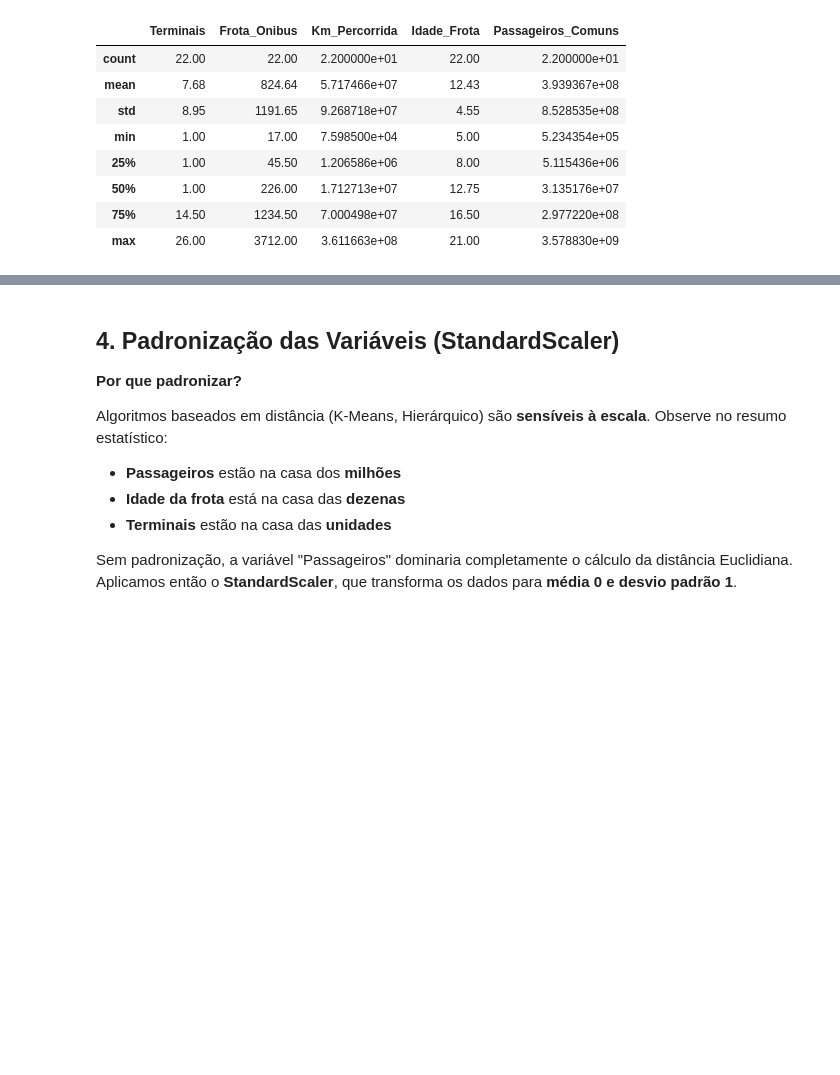
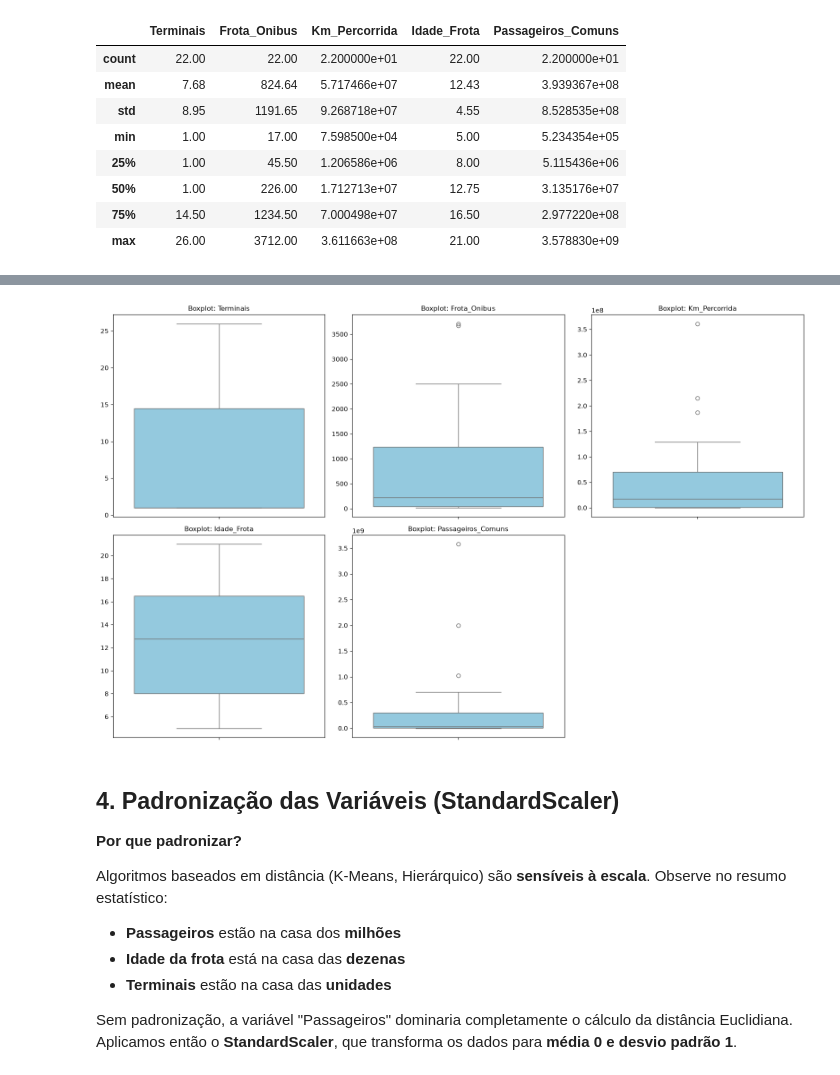
Before and after one commit to felipealvesdev/modelos_descritivos_projeto_final, a Jupyter notebook: notebooks/01_analise_mobilidade.ipynb, the cells around one changed output, grey strips where cells are left out. Drawn from its saved outputs; the diff is of its cells as text; code cells hidden in the pictures; blank space fills up the shorter version.

```diff
--- a/notebooks/01_analise_mobilidade.ipynb
+++ b/notebooks/01_analise_mobilidade.ipynb
@@ -123,3 +127,19 @@ display(df_cluster[variaveis_interesse].describe().round(2))
+# %%
+# 3.5.1 - Boxplots para identificar distribuição e outliers
+fig, axes = plt.subplots(2, 3, figsize=(16, 10))
+axes = axes.flatten()
+
+for i, col in enumerate(variaveis_interesse):
+    sns.boxplot(y=df_cluster[col], ax=axes[i], color='skyblue')
+    axes[i].set_title(f'Boxplot: {col}', fontsize=11)
+    axes[i].set_ylabel('')
+
+# Remove o subplot vazio
+fig.delaxes(axes[5])
+plt.tight_layout()
+plt.show()
+# %% [output]
+[figure, added]
 # %% [markdown]
 ## 4. Padronização das Variáveis (StandardScaler)
 
```
Also changed, not shown: parts of 4 cells of this notebook.
